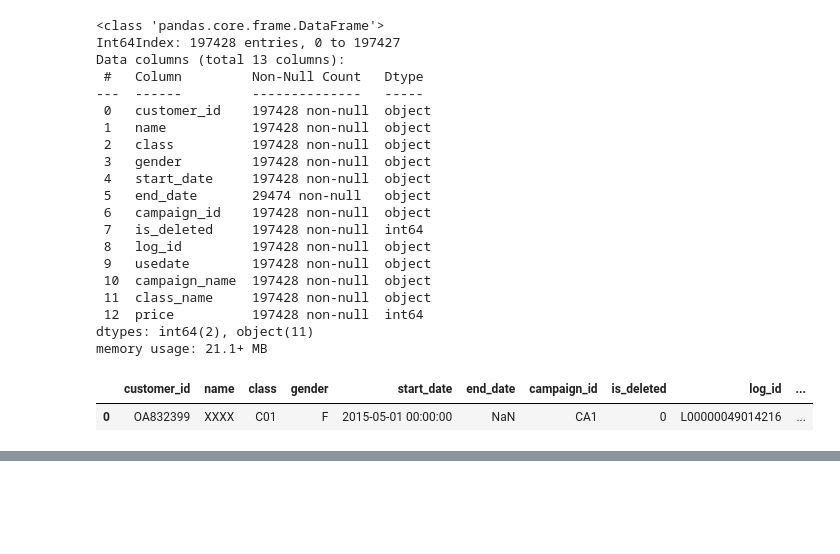
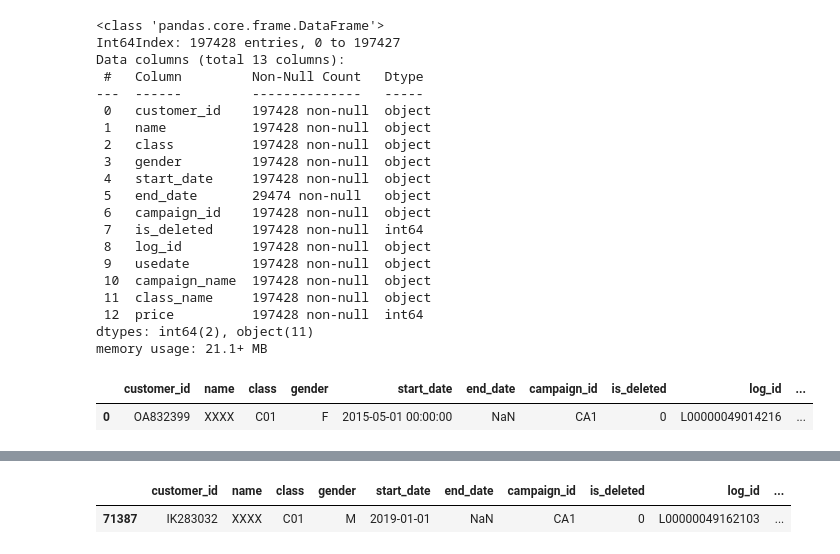
Before and after one commit to sejinhwang97ko/2023prac, a Jupyter notebook: 20230426/01_총정리.ipynb, the cells around one changed output, grey strips where cells are left out. Saved outputs shown, nothing was run; the diff lists cells and outputs as text; code cells hidden in the pictures; blank space fills up the shorter version.

```diff
--- a/20230426/01_총정리.ipynb
+++ b/20230426/01_총정리.ipynb
@@ -318,4 +318,4 @@ data['start_date']= pd.to_datetime(data['start_date'])
 # %%
 data = data.sort_values('start_date')
 # %%
-data.loc[data['start_date'] >= '2019-01-01']
+data1 = data.loc[data['start_date'] >= '2019-01-01']
@@ -335,0 +322,5 @@ data.loc[data['start_date'] >= '2019-01-01']
+# %%
+data1.head(1)
+# %% [output]
+|  | customer_id | name | class | gender | start_date | end_date | campaign_id | is_deleted | log_id | ... |
+| 71387 | IK283032 | XXXX | C01 | M | 2019-01-01 | NaN | CA1 | 0 | L00000049162103 | ... |
```
Also changed, not shown: parts of 4 cells of this notebook.
